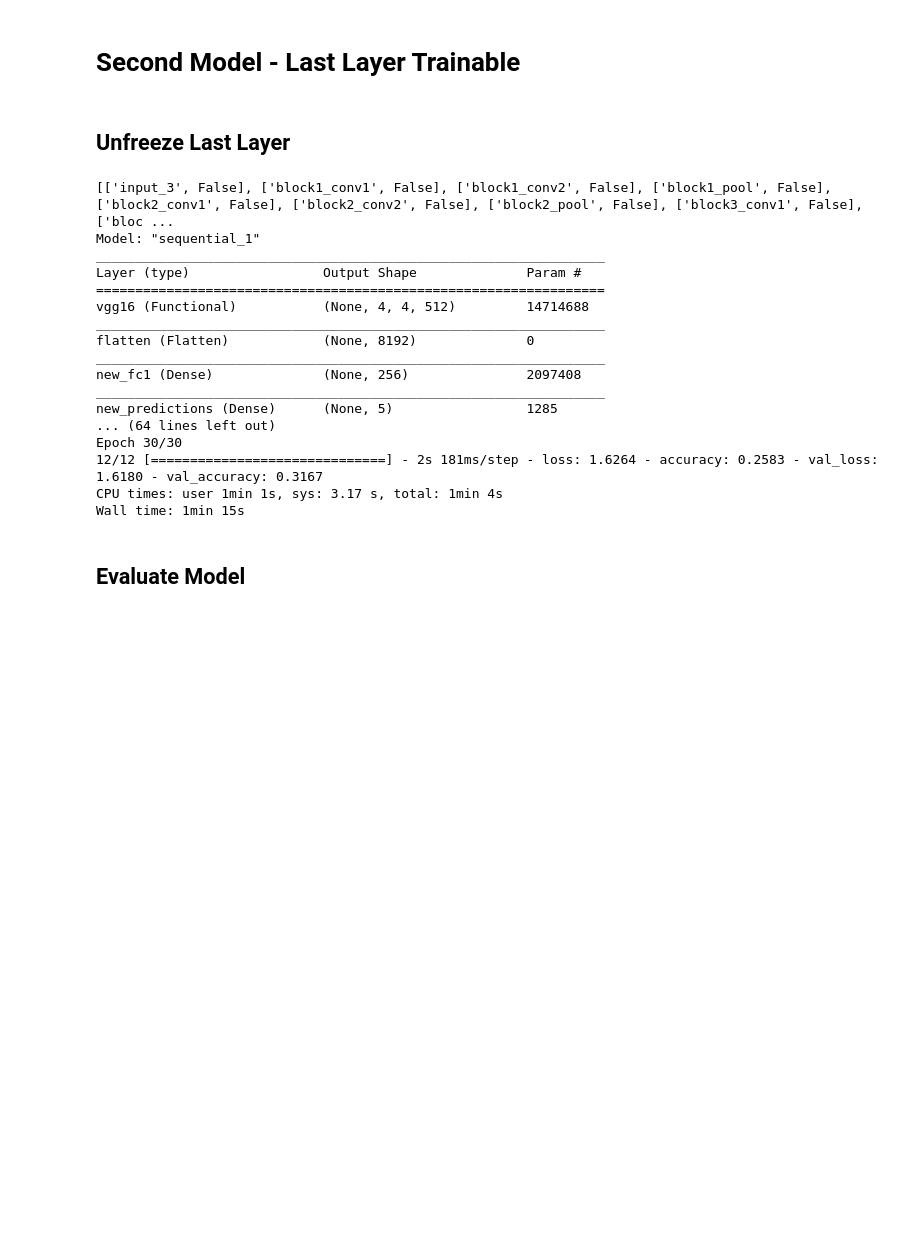
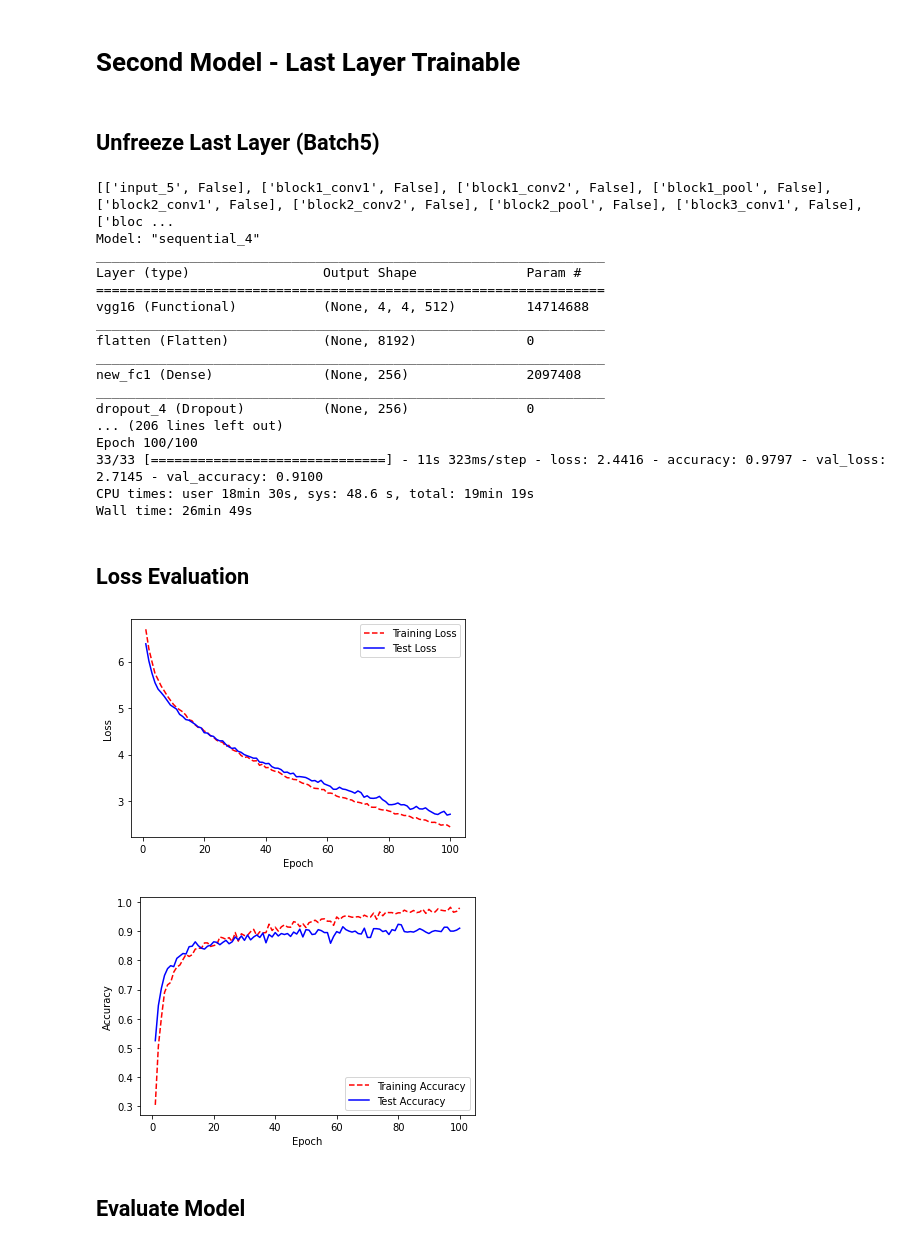
Before and after one commit to warriorprince86/DeepLearning, a Jupyter notebook: A2/assignment2.ipynb, the cells around one changed output. Saved outputs shown, nothing was run; the diff lists cells and outputs as text; code cells hidden in the pictures; blank space fills up the shorter version.

```diff
--- a/A2/assignment2.ipynb
+++ b/A2/assignment2.ipynb
@@ -301,22 +336,22 @@ Wall time: 1min 52s
 # %% [markdown]
 # Second Model - Last Layer Trainable
 # %% [markdown]
-## Unfreeze Last Layer
+## Unfreeze Last Layer (Batch5)
 # %%
 %%time
-modelvgg = model_vgg()
-unfreeze_layers(modelvgg, 4)
-model2 = model_custom(modelvgg, lr = 0.001)
-# Basically tune the weights of the newly added fully connected layers
+model2 = model_custom(frozenLayers = 4,unfreeze_all = False,
+                      lr = 0.00001, dropoutRatio = 0.2, l2Regularizer = 0.01)
+
+# Basically tune the weights of the newly added fully connected layers along with the last layer
 history2 = model2.fit(
     train_generator,
     steps_per_epoch=nb_train_samples // batch_size,
-    epochs=30,
+    epochs=100,
     validation_data=validation_generator,
     validation_steps=nb_validation_samples // batch_size)
 # %% [output]
-[['input_3', False], ['block1_conv1', False], ['block1_conv2', False], ['block1_pool', False], ['block2_conv1', False], ['block2_conv2', False], ['block2_pool', False], ['block3_conv1', False], ['bloc ...
-Model: "sequential_1"
+[['input_5', False], ['block1_conv1', False], ['block1_conv2', False], ['block1_pool', False], ['block2_conv1', False], ['block2_conv2', False], ['block2_pool', False], ['block3_conv1', False], ['bloc ...
+Model: "sequential_4"
 _________________________________________________________________
 Layer (type)                 Output Shape              Param #
 =================================================================
@@ -326,12 +361,20 @@ flatten (Flatten)            (None, 8192)              0
 _________________________________________________________________
 new_fc1 (Dense)              (None, 256)               2097408
 _________________________________________________________________
-new_predictions (Dense)      (None, 5)                 1285
-... (64 lines left out)
-Epoch 30/30
-12/12 [==============================] - 2s 181ms/step - loss: 1.6264 - accuracy: 0.2583 - val_loss: 1.6180 - val_accuracy: 0.3167
-CPU times: user 1min 1s, sys: 3.17 s, total: 1min 4s
-Wall time: 1min 15s
+dropout_4 (Dropout)          (None, 256)               0
+... (206 lines left out)
+Epoch 100/100
+33/33 [==============================] - 11s 323ms/step - loss: 2.4416 - accuracy: 0.9797 - val_loss: 2.7145 - val_accuracy: 0.9100
+CPU times: user 18min 30s, sys: 48.6 s, total: 19min 19s
+Wall time: 26min 49s
+# %% [markdown]
+## Loss Evaluation
+# %%
+plot_loss(history2)
+plot_accuracy(history2)
+# %% [output]
+[figure, added]
+[figure, added]
 # %% [markdown]
 ## Evaluate Model
 # %% [markdown]
```
Also changed, not shown: parts of 15 cells of this notebook.
